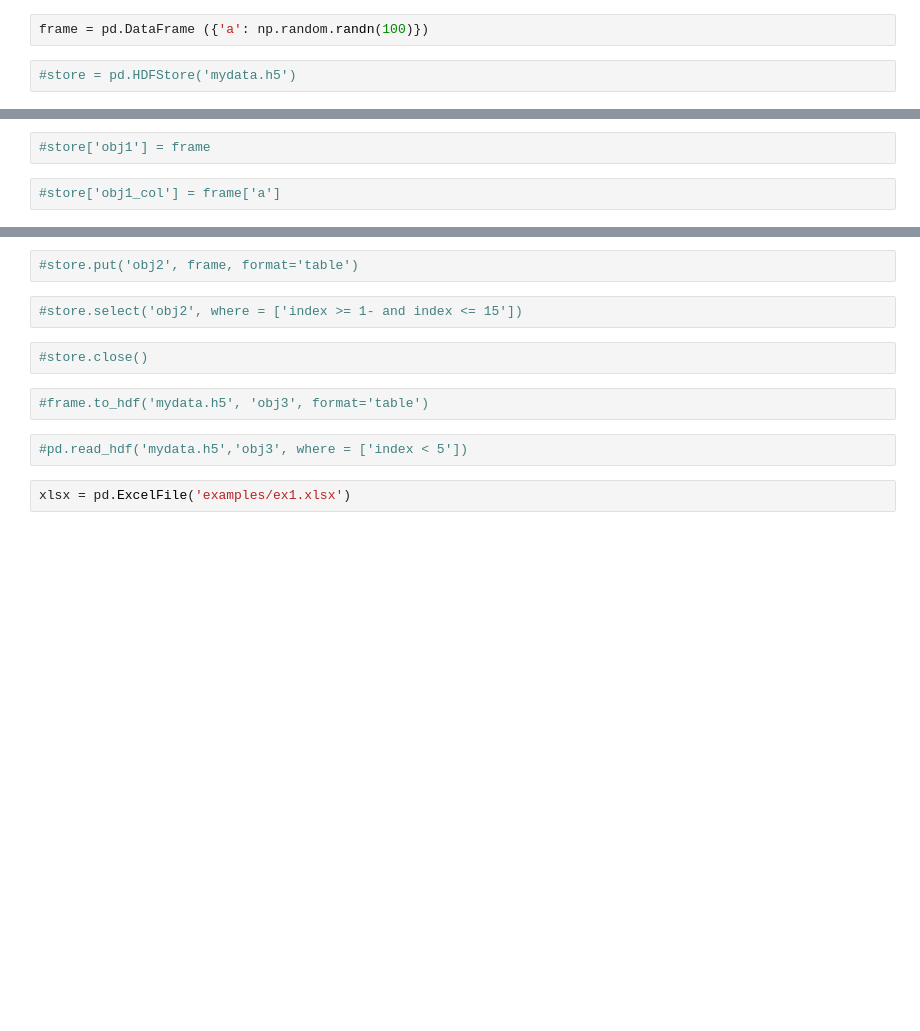
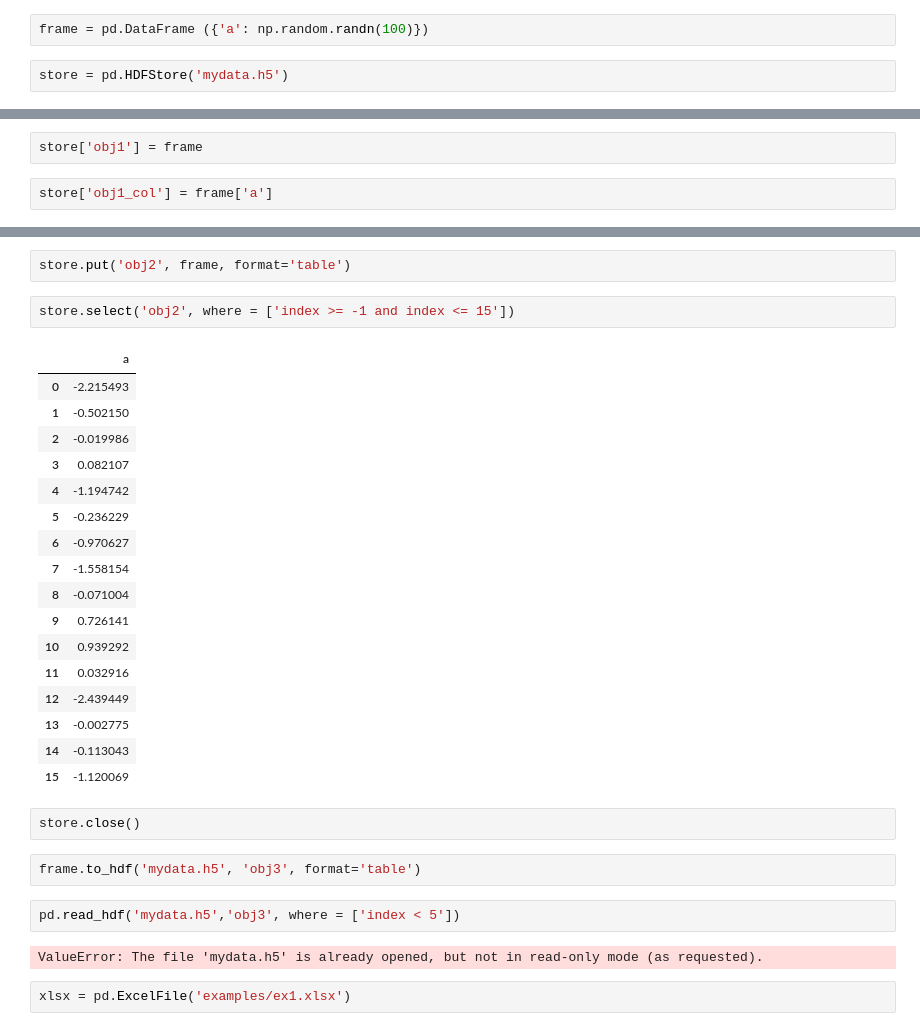
Before and after one commit to 1990Jasonlee/WesWrangling, a Jupyter notebook: Chapter6WorkAlong.ipynb, the cells around one changed output, grey strips where cells are left out. Cells and saved outputs as stored; diff of their text form; blank space fills up the shorter version.

```diff
--- a/Chapter6WorkAlong.ipynb
+++ b/Chapter6WorkAlong.ipynb
@@ -464,4 +464,4 @@ pd.read_pickle('examples/frame_pickle')
 # %%
 frame = pd.DataFrame ({'a': np.random.randn(100)})
 # %%
-#store = pd.HDFStore('mydata.h5')
+store = pd.HDFStore('mydata.h5')
@@ -470,4 +468,4 @@ ImportError: Missing optional dependency 'pytables'.  Use pip or conda to instal
 # %%
-#store['obj1'] = frame
+store['obj1'] = frame
 # %%
-#store['obj1_col'] = frame['a']
+store['obj1_col'] = frame['a']
@@ -478,13 +493,33 @@ ImportError: Missing optional dependency 'pytables'.  Use pip or conda to instal
 # %%
-#store.put('obj2', frame, format='table')
+store.put('obj2', frame, format='table')
 # %%
-#store.select('obj2', where = ['index >= 1- and index <= 15'])
+store.select('obj2', where = ['index >= -1 and index <= 15'])
+# %% [output]
+|  | a |
+| 0 | -2.215493 |
+| 1 | -0.502150 |
+| 2 | -0.019986 |
+| 3 | 0.082107 |
+| 4 | -1.194742 |
+| 5 | -0.236229 |
+| 6 | -0.970627 |
+| 7 | -1.558154 |
+| 8 | -0.071004 |
+| 9 | 0.726141 |
+| 10 | 0.939292 |
+| 11 | 0.032916 |
+| 12 | -2.439449 |
+| 13 | -0.002775 |
+| 14 | -0.113043 |
+| 15 | -1.120069 |
-# %%
-#store.close()
+# %%
+store.close()
 # %%
-#frame.to_hdf('mydata.h5', 'obj3', format='table')
+frame.to_hdf('mydata.h5', 'obj3', format='table')
 # %%
-#pd.read_hdf('mydata.h5','obj3', where = ['index < 5'])
+pd.read_hdf('mydata.h5','obj3', where = ['index < 5'])
+# %% [output]
+ValueError: The file 'mydata.h5' is already opened, but not in read-only mode (as requested).
 # %%
 xlsx = pd.ExcelFile('examples/ex1.xlsx')
 # %%
```
Also changed, not shown: parts of 7 cells of this notebook, 1 other file.
